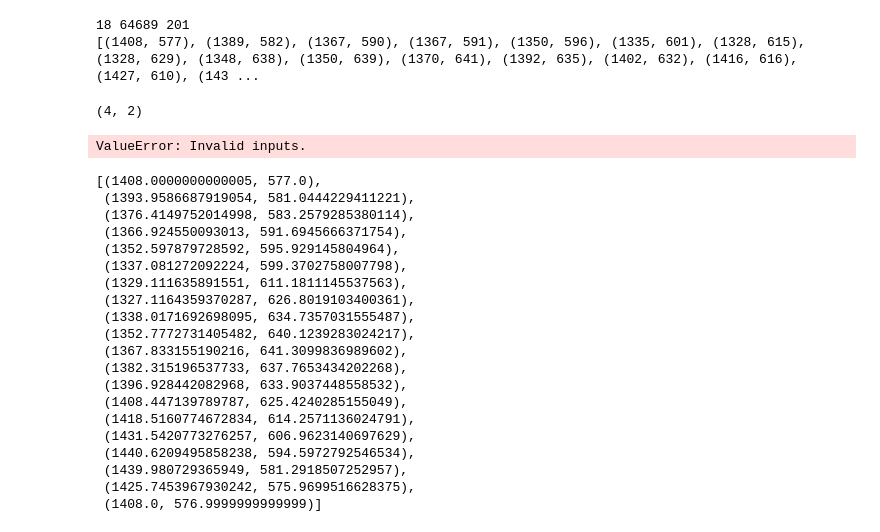
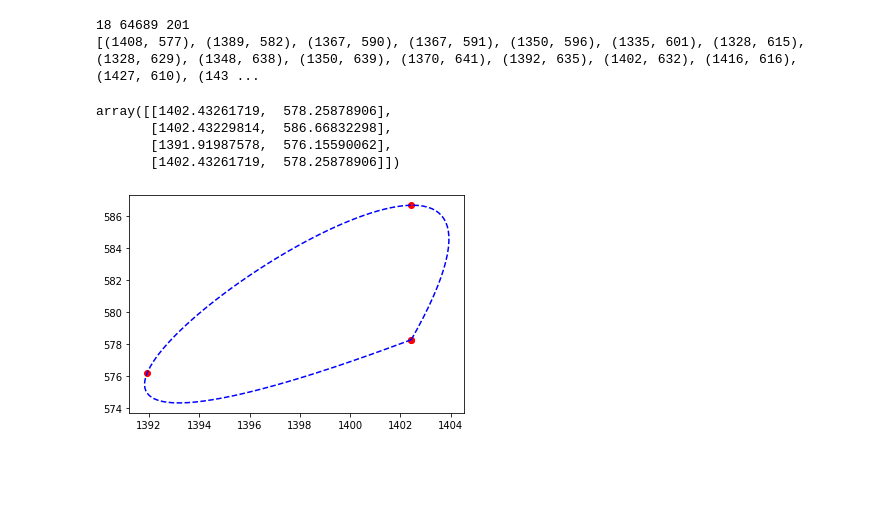
Before and after one commit to yoavfreund/ActiveBrainAtlasAdmin, a Jupyter notebook: notebooks/com_parser.ipynb, the cells around one changed output. Saved outputs shown, nothing was run; the diff lists cells and outputs as text; code cells hidden in the pictures; blank space fills up the shorter version.

```diff
--- a/notebooks/com_parser.ipynb
+++ b/notebooks/com_parser.ipynb
@@ -246,23 +259,29 @@ abbox = np.asarray(bbox)
 # do interpolations
 xd = SmoothBivariateSpline(ax, ay, azx, w=None, bbox=abbox, kx=1, ky=1)
 interp_func = SmoothBivariateSpline(ax, ay, azx, s=0.1)
-# %%
-points = [[43734.1, 20320.8],
- [44070.5, 20657.2],
- [44070.5, 20657.2],
- [43734.1, 20320.8]]
-pts = np.array(points)
-pts.shape
-# %% [output]
-(4, 2)
+# %%
+pts = "1402.4326171875,578.2587890625,1402.4322981366458,586.6683229813661,1391.919875776397,576.1559006211173"
+# %%
+pts = np.array([tuple(map(float, x.split())) for x in pts.strip().split(',')])
+# %%
+vertices = pts.reshape(pts.shape[0]//2, 2).astype(np.float64)
+# %%
+addme = vertices[0].reshape(1,2)
+vertices = np.concatenate((vertices,addme), axis=0)
+vertices
+# %% [output]
+array([[1402.43261719,  578.25878906],
+       [1402.43229814,  586.66832298],
+       [1391.91987578,  576.15590062],
+       [1402.43261719,  578.25878906]])
 # %%
-new_len = 60
-tck, u = splprep(pts.T, u=None, s=0.0, per=0)
+new_len = 100
+tck, u = splprep(vertices.T, u=None, s=0.0, per=0)
 u_new = np.linspace(u.min(), u.max(), new_len)
 x_array, y_array = splev(u_new, tck, der=0)
 
-plt.plot(pts[:,0], pts[:,1], 'ro')
+plt.plot(vertices[:,0], vertices[:,1], 'ro')
 plt.plot(x_array, y_array, 'b--')
 plt.show()
 # %% [output]
-ValueError: Invalid inputs.
+[figure, added]
@@ -272,26 +288,3 @@ a = list(map(tuple, arr_2d))
-# %%
-a
-# %% [output]
-[(1408.0000000000005, 577.0),
- (1393.9586687919054, 581.0444229411221),
- (1376.4149752014998, 583.2579285380114),
- (1366.924550093013, 591.6945666371754),
- (1352.597879728592, 595.929145804964),
- (1337.081272092224, 599.3702758007798),
- (1329.111635891551, 611.1811145537563),
- (1327.1164359370287, 626.8019103400361),
- (1338.0171692698095, 634.7357031555487),
- (1352.7772731405482, 640.1239283024217),
- (1367.833155190216, 641.3099836989602),
- (1382.315196537733, 637.7653434202268),
- (1396.928442082968, 633.9037448558532),
- (1408.447139789787, 625.4240285155049),
- (1418.5160774672834, 614.2571136024791),
- (1431.5420773276257, 606.9623140697629),
- (1440.6209495858238, 594.5972792546534),
- (1439.980729365949, 581.2918507252957),
- (1425.7453967930242, 575.9699516628375),
- (1408.0, 576.9999999999999)]
 # %%
 #Set the resolution:
 x_res=20
```
Also changed, not shown: parts of 6 cells of this notebook, 4 other files.
